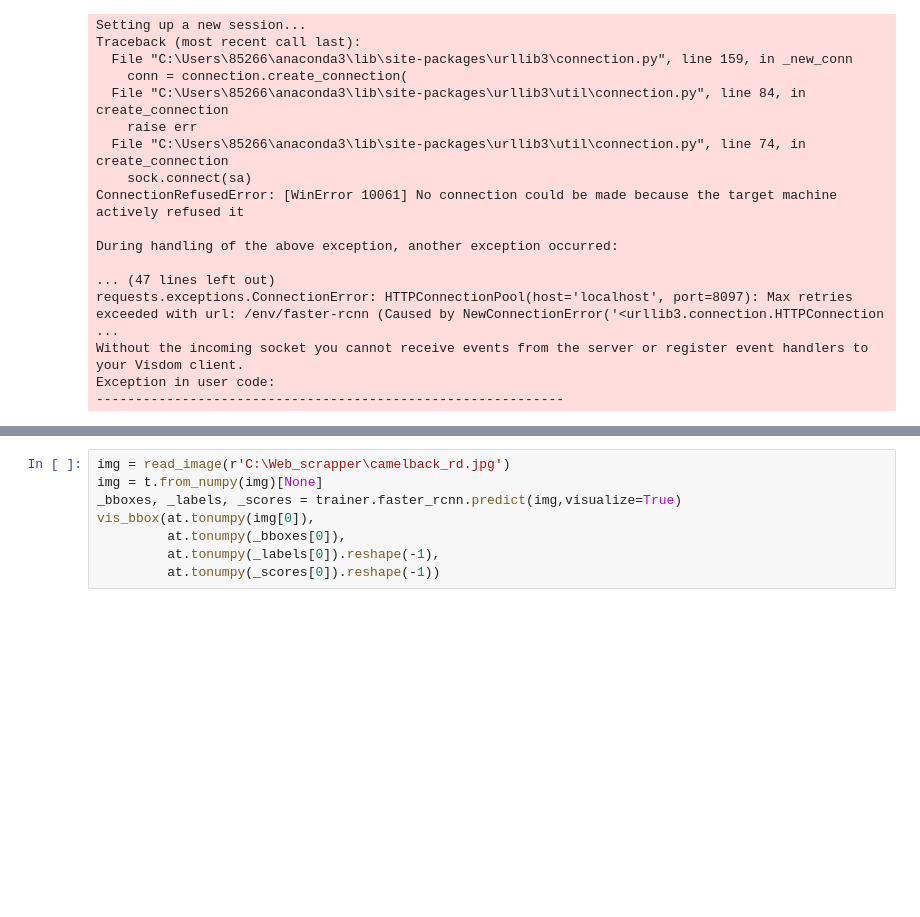
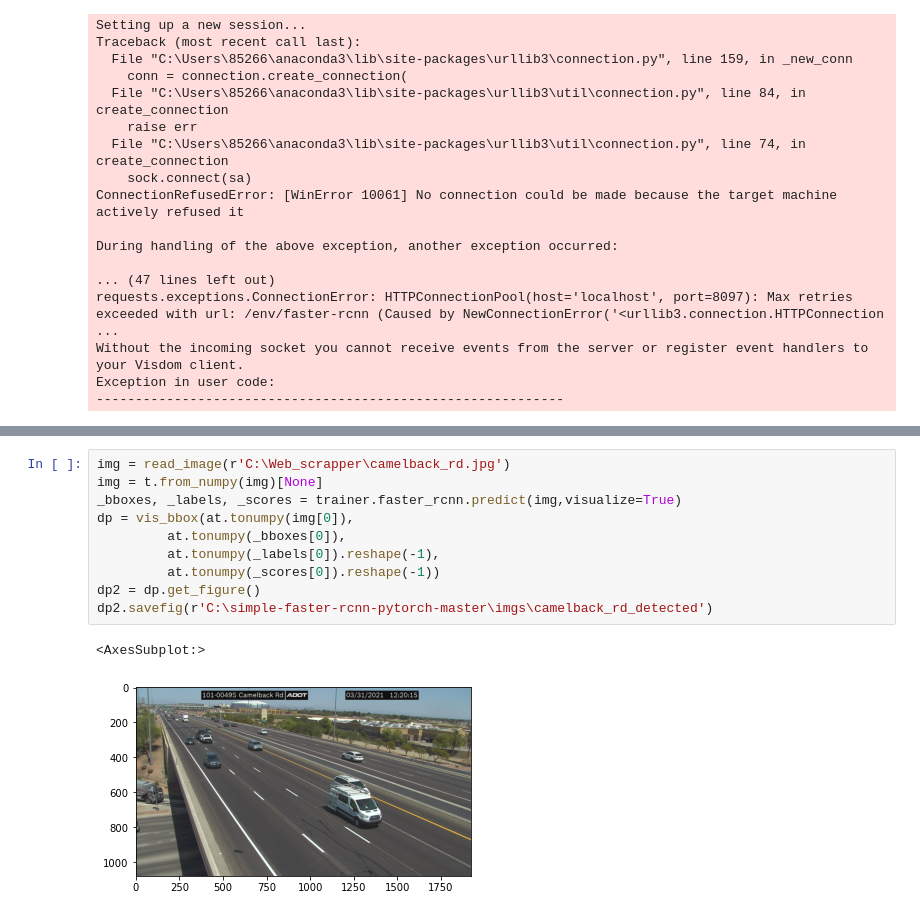
Before and after one commit to ivanlein1998/FYP, a Jupyter notebook: demo.ipynb, the cells around one changed output, grey strips where cells are left out. Drawn from its saved outputs; the diff is of its cells as text; blank space fills up the shorter version.

```diff
--- a/demo.ipynb
+++ b/demo.ipynb
@@ -58,11 +62,16 @@ vis_bbox(at.tonumpy(img[0]),
 # %%
 img = read_image(r'C:\Web_scrapper\camelback_rd.jpg')
 img = t.from_numpy(img)[None]
 _bboxes, _labels, _scores = trainer.faster_rcnn.predict(img,visualize=True)
-vis_bbox(at.tonumpy(img[0]),
+dp = vis_bbox(at.tonumpy(img[0]),
          at.tonumpy(_bboxes[0]),
          at.tonumpy(_labels[0]).reshape(-1),
          at.tonumpy(_scores[0]).reshape(-1))
+dp2 = dp.get_figure()
+dp2.savefig(r'C:\simple-faster-rcnn-pytorch-master\imgs\camelback_rd_detected')
+# %% [output]
+<AxesSubplot:>
+[figure, added]
 # %%
 img = read_image(r'C:\Web_scrapper\90th_st.jpg')
 img = t.from_numpy(img)[None]
```
Also changed, not shown: parts of 5 cells of this notebook.
